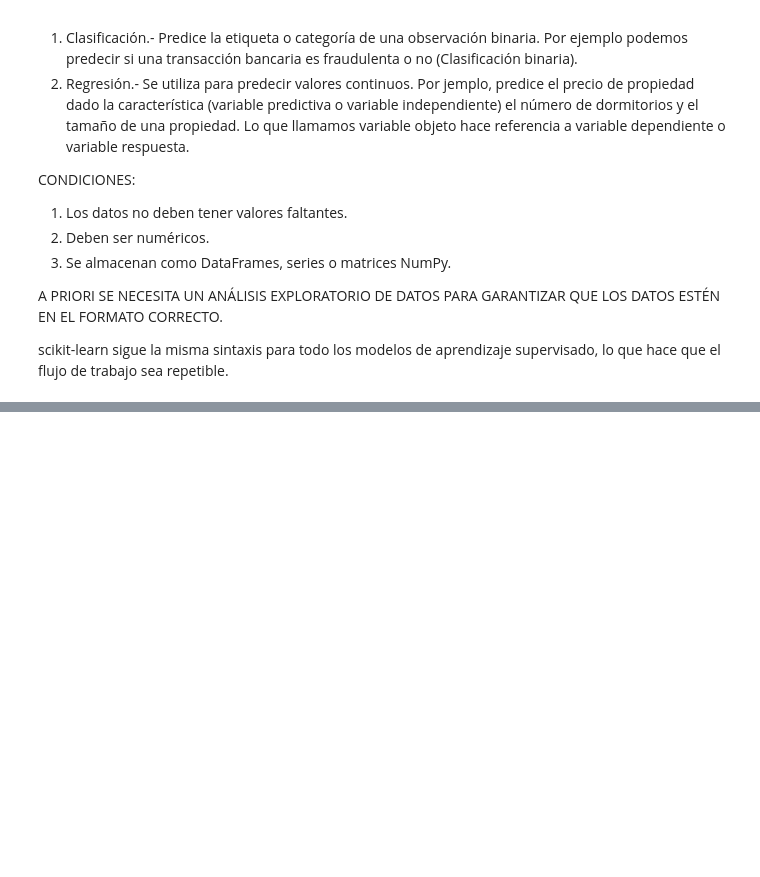
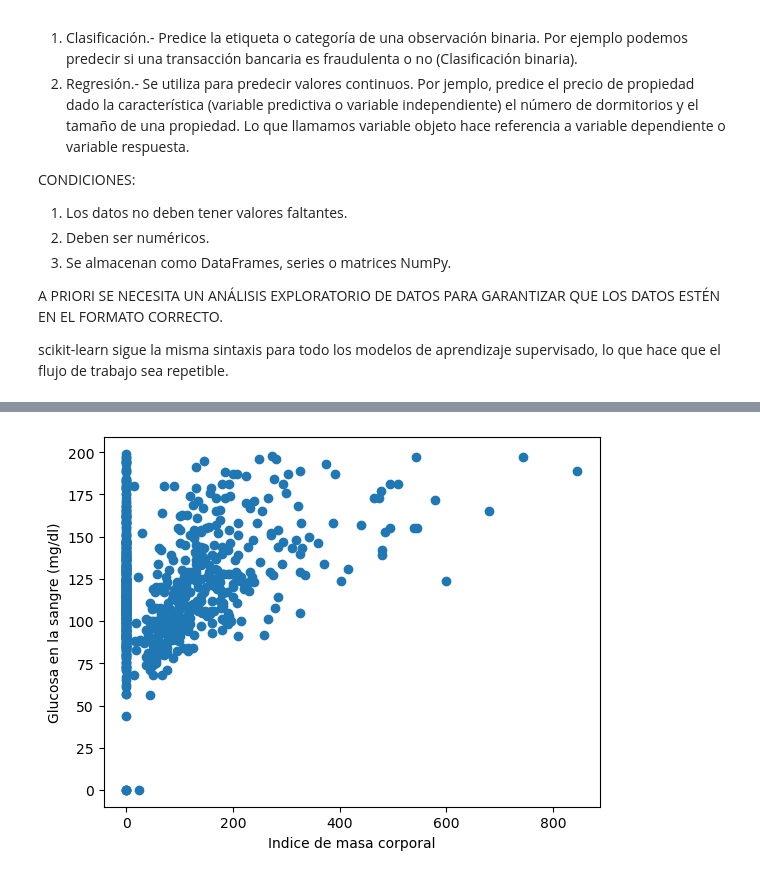
Before and after one commit to soyfode/projects, a Jupyter notebook: ML/01_APRENDIZAJE_SUPERVISADO.ipynb, the cells around one changed output, grey strips where cells are left out. Cells and saved outputs as stored; diff of their text form; code cells hidden in the pictures; blank space fills up the shorter version.

```diff
--- a/ML/01_APRENDIZAJE_SUPERVISADO.ipynb
+++ b/ML/01_APRENDIZAJE_SUPERVISADO.ipynb
@@ -968,0 +292,9 @@ Es importante recordar que la precisión no es la única métrica para evaluar u
+# %%
+# Libreria
+import pandas as pd
+
+# DATA
+diabetes_df = pd.read_csv("data/diabetes_clean.csv")
+
+# Imprimir las primeras 5 filas
+print(diabetes_df.head())
@@ -968,0 +327,12 @@ Es importante recordar que la precisión no es la única métrica para evaluar u
+# %%
+# Sólo escogemos el indice de masa corporal
+X_bmi = X[:,3]
+
+# Imprimir shape
+print(y.shape, X_bmi.shape)
+
+# Convertir X_bmi
+X_bmi = X_bmi.reshape(-1,1)
+
+# Imprimir
+print(X_bmi.shape)
@@ -968,0 +346,11 @@ Es importante recordar que la precisión no es la única métrica para evaluar u
+# %%
+# Libreria
+import matplotlib.pyplot as plt
+
+# Graficar
+plt.scatter(X_bmi, y)
+plt.ylabel("Glucosa en la sangre (mg/dl)")
+plt.xlabel("Indice de masa corporal")
+plt.show()
+# %% [output]
+[figure, added]
```
Also changed, not shown: parts of 125 cells of this notebook, 5 other files.
